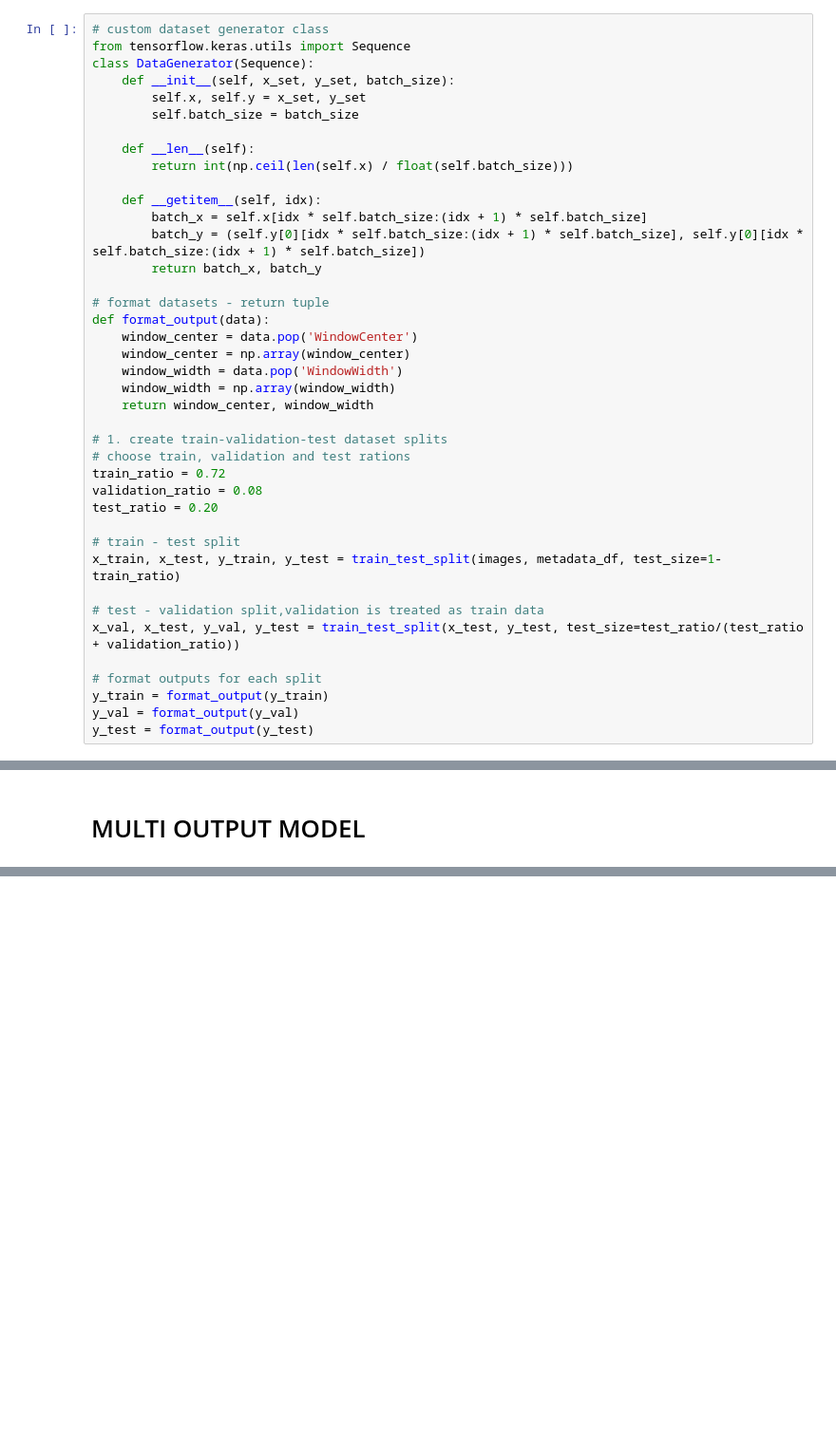
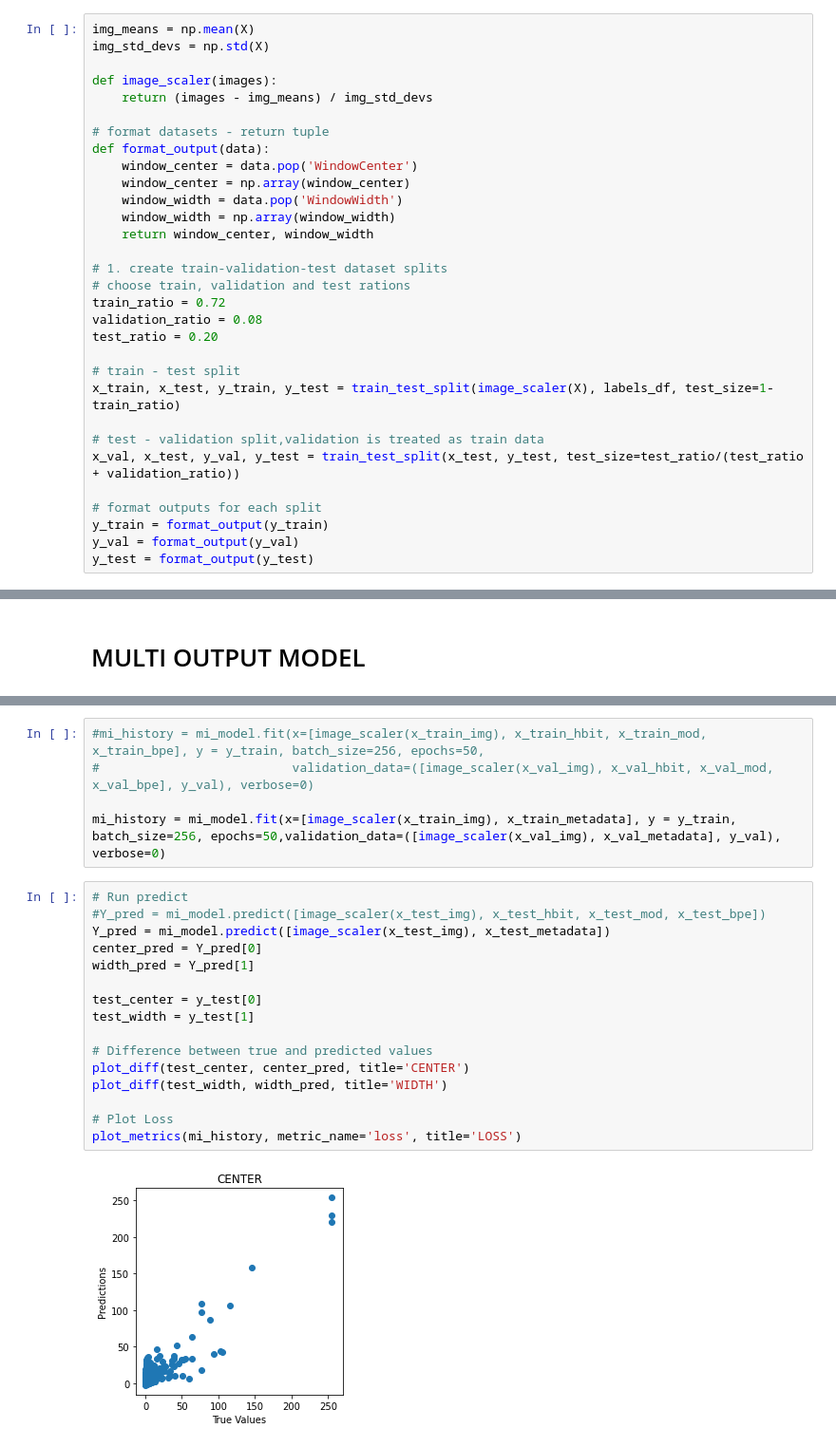
Before and after one commit to nbakotic/zavrsni, a Jupyter notebook: ICECME.ipynb, the cells around one changed output, grey strips where cells are left out. Shown at 95% size. Drawn from its saved outputs; the diff is of its cells as text; blank space fills up the shorter version.

```diff
--- a/ICECME.ipynb
+++ b/ICECME.ipynb
@@ -102,18 +334,9 @@ Because the dataset is large, it is not possible to put all of it at once in the
 # %%
-# custom dataset generator class
-from tensorflow.keras.utils import Sequence
-class DataGenerator(Sequence):
-    def __init__(self, x_set, y_set, batch_size):
-        self.x, self.y = x_set, y_set
-        self.batch_size = batch_size
+img_means = np.mean(X)
+img_std_devs = np.std(X)
 
-    def __len__(self):
-        return int(np.ceil(len(self.x) / float(self.batch_size)))
-
-    def __getitem__(self, idx):
-        batch_x = self.x[idx * self.batch_size:(idx + 1) * self.batch_size]
-        batch_y = (self.y[0][idx * self.batch_size:(idx + 1) * self.batch_size], self.y[0][idx * self.batch_size:(idx + 1) * self.batch_size])
-        return batch_x, batch_y
+def image_scaler(images):
+    return (images - img_means) / img_std_devs
 
 # format datasets - return tuple
 def format_output(data):
@@ -130,7 +353,7 @@ validation_ratio = 0.08
 test_ratio = 0.20
 
 # train - test split
-x_train, x_test, y_train, y_test = train_test_split(images, metadata_df, test_size=1-train_ratio)
+x_train, x_test, y_train, y_test = train_test_split(image_scaler(X), labels_df, test_size=1-train_ratio)
 
 # test - validation split,validation is treated as train data
 x_val, x_test, y_val, y_test = train_test_split(x_test, y_test, test_size=test_ratio/(test_ratio + validation_ratio))
@@ -1224,0 +767,23 @@ INFO:tensorflow:Assets written to: ./model_center_imgmeta1/assets
+# %%
+#mi_history = mi_model.fit(x=[image_scaler(x_train_img), x_train_hbit, x_train_mod, x_train_bpe], y = y_train, batch_size=256, epochs=50,
+#                          validation_data=([image_scaler(x_val_img), x_val_hbit, x_val_mod, x_val_bpe], y_val), verbose=0)
+
+mi_history = mi_model.fit(x=[image_scaler(x_train_img), x_train_metadata], y = y_train, batch_size=256, epochs=50,validation_data=([image_scaler(x_val_img), x_val_metadata], y_val), verbose=0)
+# %%
+# Run predict
+#Y_pred = mi_model.predict([image_scaler(x_test_img), x_test_hbit, x_test_mod, x_test_bpe])
+Y_pred = mi_model.predict([image_scaler(x_test_img), x_test_metadata])
+center_pred = Y_pred[0]
+width_pred = Y_pred[1]
+
+test_center = y_test[0]
+test_width = y_test[1]
+
+# Difference between true and predicted values
+plot_diff(test_center, center_pred, title='CENTER')
+plot_diff(test_width, width_pred, title='WIDTH')
+
+# Plot Loss
+plot_metrics(mi_history, metric_name='loss', title='LOSS')
+# %% [output]
+[figure, added]
```
Also changed, not shown: parts of 106 cells of this notebook.
